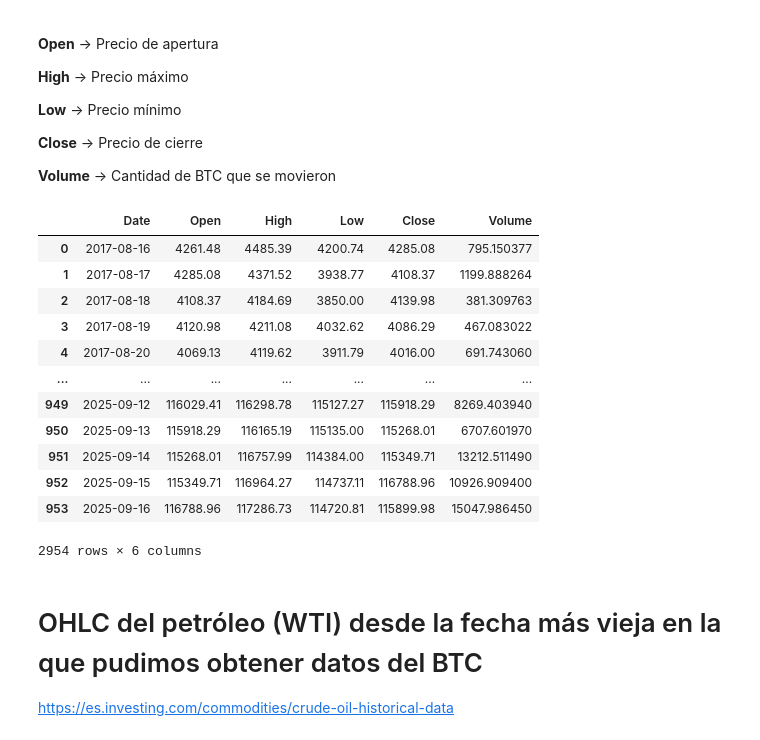
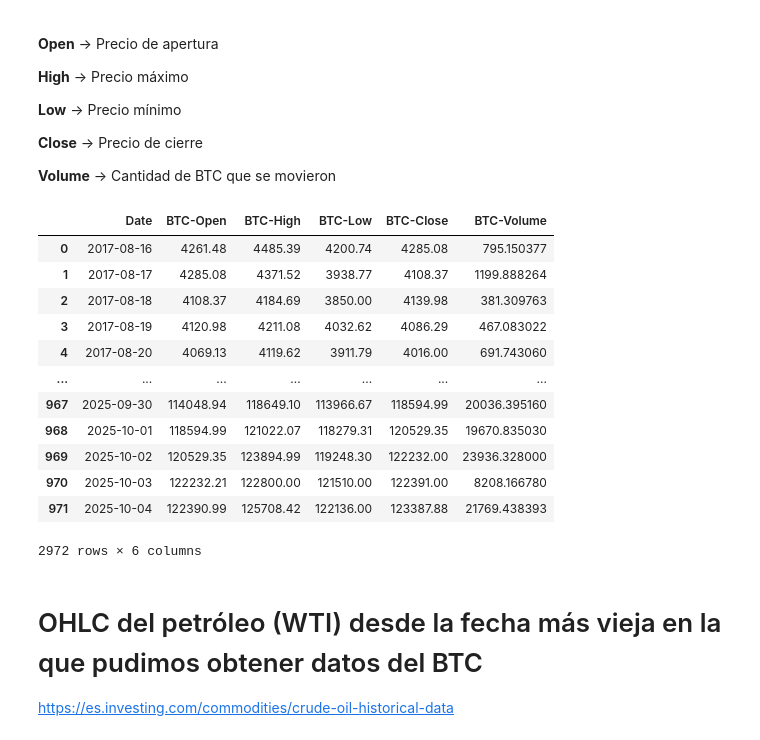
Before and after one commit to mijaelsegura03/ML_Bitcoin, a Jupyter notebook: EDA/OHLCs/EDA-1.ipynb, the cells around one changed output. Drawn from its saved outputs; the diff is of its cells as text; code cells hidden in the pictures.

```diff
--- a/EDA/OHLCs/EDA-1.ipynb
+++ b/EDA/OHLCs/EDA-1.ipynb
@@ -34,40 +35,40 @@ def format_data(df, ticker):
 # %%
 startTime = 1502928000000
 limit = time.time() * 1000
 
 OHLC_dataframes = []
 
 while (startTime < limit):
     url = 'https://api.binance.com/api/v3/klines?symbol=BTCUSDT&interval=1d&limit=1000&startTime={startTime}'.format(startTime=startTime)
     res = requests.get(url)
     data = json.loads(res.text)
     df = pd.DataFrame(data, columns=[
-        "Open time", "Open", "High", "Low", "Close", "Volume",
+        "Open time", "BTC-Open", "BTC-High", "BTC-Low", "BTC-Close", "BTC-Volume",
         "Close time", "Quote asset volume", "Number of trades",
         "Taker buy base asset volume", "Taker buy quote asset volume", "Ignore"
     ])
     df["Date"] = pd.to_datetime(df["Open time"], unit='ms') - pd.Timedelta(days=1)
     startTime = df['Close time'].iloc[-1]
-    df = df[["Date", "Open", "High", "Low", "Close", "Volume"]]
-    df[["Open", "High", "Low", "Close", "Volume"]] = df[["Open", "High", "Low", "Close", "Volume"]].astype(float)
+    df = df[["Date", "BTC-Open", "BTC-High", "BTC-Low", "BTC-Close", "BTC-Volume"]]
+    df[["BTC-Open", "BTC-High", "BTC-Low", "BTC-Close", "BTC-Volume"]] = df[["BTC-Open", "BTC-High", "BTC-Low", "BTC-Close", "BTC-Volume"]].astype(float)
     OHLC_dataframes.append(df)
 
-OHLC_data = pd.concat(df for df in OHLC_dataframes)
-OHLC_data
+OHLC_BTC = pd.concat(df for df in OHLC_dataframes)
+OHLC_BTC
 # %% [output]
-|  | Date | Open | High | Low | Close | Volume |
+|  | Date | BTC-Open | BTC-High | BTC-Low | BTC-Close | BTC-Volume |
 | 0 | 2017-08-16 | 4261.48 | 4485.39 | 4200.74 | 4285.08 | 795.150377 |
 | 1 | 2017-08-17 | 4285.08 | 4371.52 | 3938.77 | 4108.37 | 1199.888264 |
 | 2 | 2017-08-18 | 4108.37 | 4184.69 | 3850.00 | 4139.98 | 381.309763 |
 | 3 | 2017-08-19 | 4120.98 | 4211.08 | 4032.62 | 4086.29 | 467.083022 |
 | 4 | 2017-08-20 | 4069.13 | 4119.62 | 3911.79 | 4016.00 | 691.743060 |
 | ... | ... | ... | ... | ... | ... | ... |
-| 949 | 2025-09-12 | 116029.41 | 116298.78 | 115127.27 | 115918.29 | 8269.403940 |
-| 950 | 2025-09-13 | 115918.29 | 116165.19 | 115135.00 | 115268.01 | 6707.601970 |
-| 951 | 2025-09-14 | 115268.01 | 116757.99 | 114384.00 | 115349.71 | 13212.511490 |
-| 952 | 2025-09-15 | 115349.71 | 116964.27 | 114737.11 | 116788.96 | 10926.909400 |
-| 953 | 2025-09-16 | 116788.96 | 117286.73 | 114720.81 | 115899.98 | 15047.986450 |
+| 967 | 2025-09-30 | 114048.94 | 118649.10 | 113966.67 | 118594.99 | 20036.395160 |
+| 968 | 2025-10-01 | 118594.99 | 121022.07 | 118279.31 | 120529.35 | 19670.835030 |
+| 969 | 2025-10-02 | 120529.35 | 123894.99 | 119248.30 | 122232.00 | 23936.328000 |
+| 970 | 2025-10-03 | 122232.21 | 122800.00 | 121510.00 | 122391.00 | 8208.166780 |
+| 971 | 2025-10-04 | 122390.99 | 125708.42 | 122136.00 | 123387.88 | 21769.438393 |
-2954 rows × 6 columns
+2972 rows × 6 columns
 # %% [markdown]
 # OHLC del petróleo (WTI) desde la fecha más vieja en la que pudimos obtener datos del BTC
 https://es.investing.com/commodities/crude-oil-historical-data
```
Also changed, not shown: parts of 27 cells of this notebook, 6 other files.
